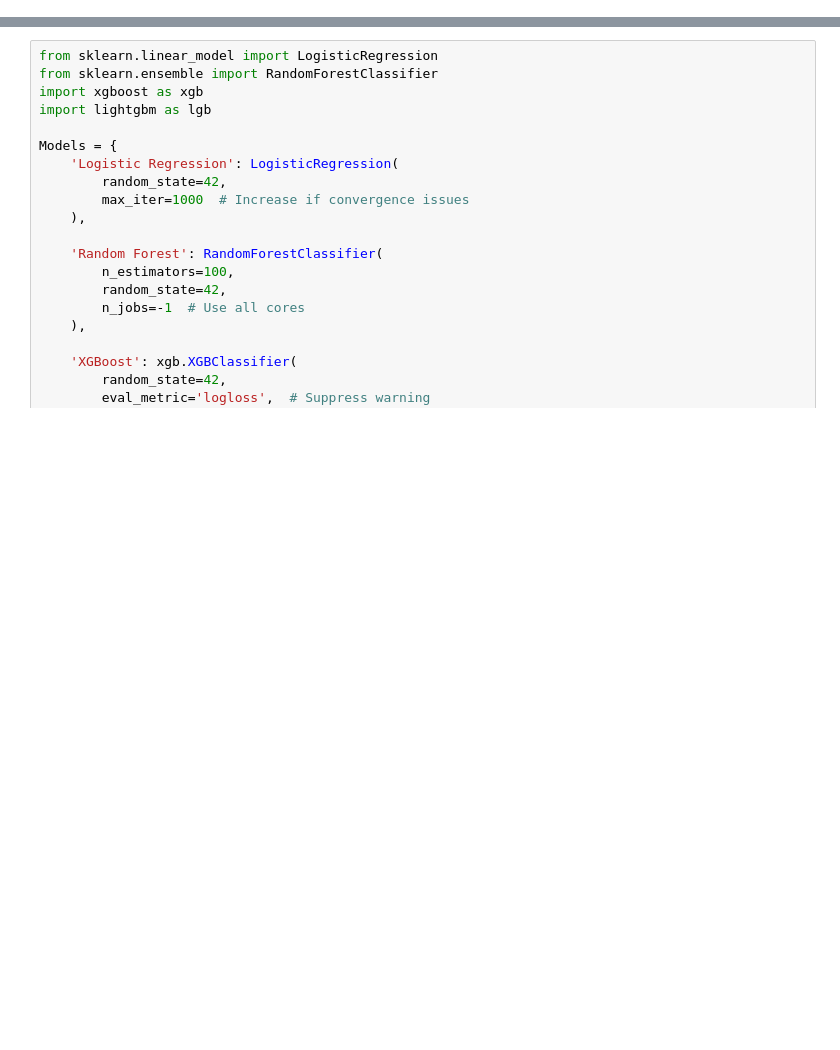
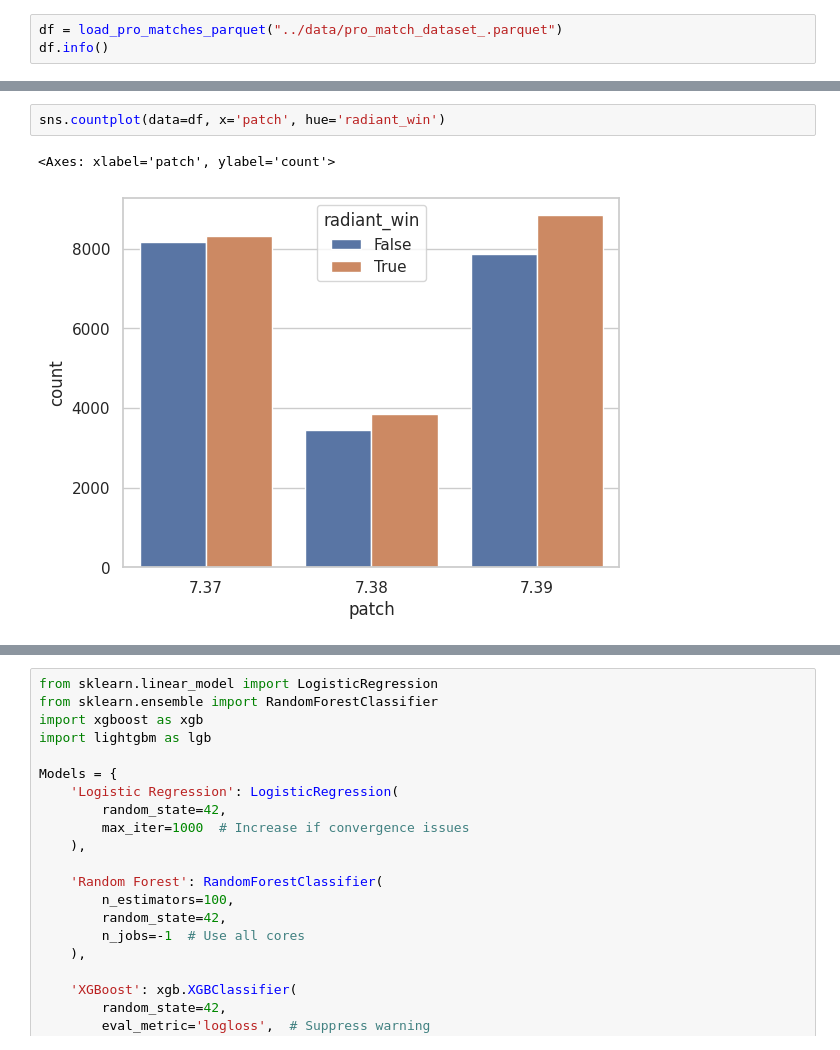
Before and after one commit to Haochen92/dota2pred, a Jupyter notebook: model_factory/notebook/feature_engineering.ipynb, the cells around one changed output, grey strips where cells are left out. Drawn from its saved outputs; the diff is of its cells as text; blank space fills up the shorter version.

```diff
--- a/model_factory/notebook/feature_engineering.ipynb
+++ b/model_factory/notebook/feature_engineering.ipynb
@@ -56,0 +40,3 @@ Overriding DATABASE_URL to: postgresql+asyncpg://liuhaochen:110799@localhost:600
+# %%
+df = load_pro_matches_parquet("../data/pro_match_dataset_.parquet")
+df.info()
@@ -56,0 +76,5 @@ Overriding DATABASE_URL to: postgresql+asyncpg://liuhaochen:110799@localhost:600
+# %%
+sns.countplot(data=df, x='patch', hue='radiant_win')
+# %% [output]
+<Axes: xlabel='patch', ylabel='count'>
+[figure, added]
```
Also changed, not shown: parts of 121 cells of this notebook.
